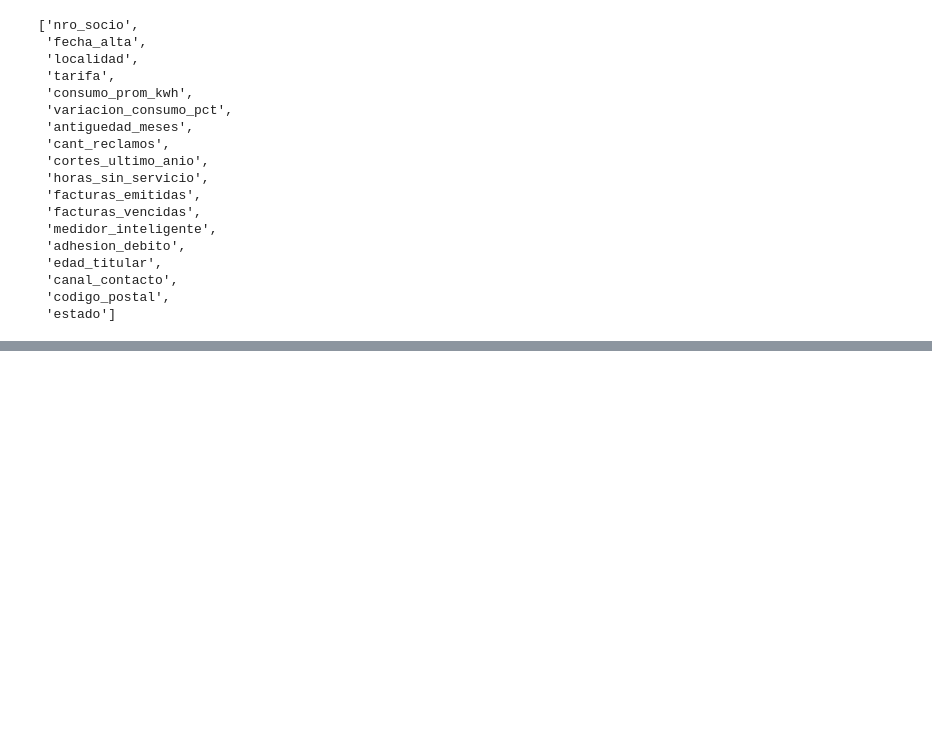
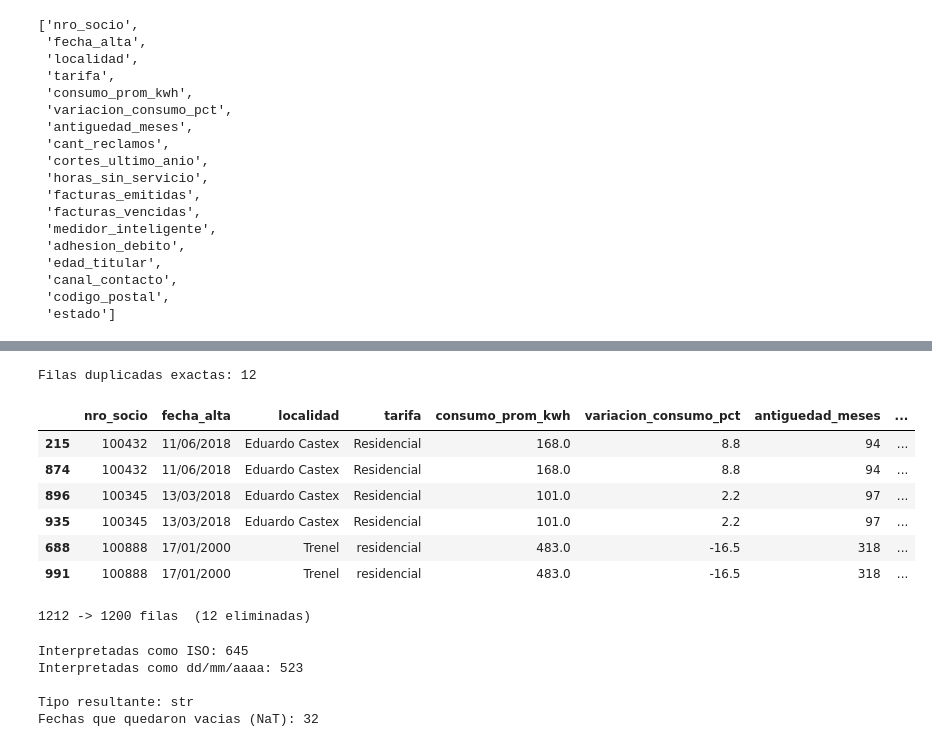
Before and after one commit to HeroedelGin/LabAI, a Jupyter notebook: Proyecto_integrador_G7.ipynb, the cells around one changed output, grey strips where cells are left out. Drawn from its saved outputs; the diff is of its cells as text; code cells hidden in the pictures; blank space fills up the shorter version.

```diff
--- a/Proyecto_integrador_G7.ipynb
+++ b/Proyecto_integrador_G7.ipynb
@@ -72,0 +140,34 @@ faltantes
+# %%
+print("Filas duplicadas exactas:", df.duplicated().sum())
+df[df.duplicated(keep=False)].sort_values('fecha_alta').head(6)
+# %% [output]
+Filas duplicadas exactas: 12
+|  | nro_socio | fecha_alta | localidad | tarifa | consumo_prom_kwh | variacion_consumo_pct | antiguedad_meses | ... |
+| 215 | 100432 | 11/06/2018 | Eduardo Castex | Residencial | 168.0 | 8.8 | 94 | ... |
+| 874 | 100432 | 11/06/2018 | Eduardo Castex | Residencial | 168.0 | 8.8 | 94 | ... |
+| 896 | 100345 | 13/03/2018 | Eduardo Castex | Residencial | 101.0 | 2.2 | 97 | ... |
+| 935 | 100345 | 13/03/2018 | Eduardo Castex | Residencial | 101.0 | 2.2 | 97 | ... |
+| 688 | 100888 | 17/01/2000 | Trenel | residencial | 483.0 | -16.5 | 318 | ... |
+| 991 | 100888 | 17/01/2000 | Trenel | residencial | 483.0 | -16.5 | 318 | ... |
+# %%
+antes = len(df)
+df = df.drop_duplicates().reset_index(drop=True)
+print(f"{antes} -> {len(df)} filas  ({antes - len(df)} eliminadas)")
+# %% [output]
+1212 -> 1200 filas  (12 eliminadas)
+# %%
+f_iso = pd.to_datetime(df['fecha_alta'], format='%Y-%m-%d', errors='coerce')
+f_arg = pd.to_datetime(df['fecha_alta'], format='%d/%m/%Y', errors='coerce')
+
+print("Interpretadas como ISO:", f_iso.notna().sum())
+print("Interpretadas como dd/mm/aaaa:", f_arg.notna().sum())
+
+df['fecha'] = f_iso.fillna(f_arg)
+print("\nTipo resultante:", df['fecha_alta'].dtype)
+print("Fechas que quedaron vacias (NaT):", df['fecha_alta'].isna().sum())
+# %% [output]
+Interpretadas como ISO: 645
+Interpretadas como dd/mm/aaaa: 523
+
+Tipo resultante: str
+Fechas que quedaron vacias (NaT): 32
```
Also changed, not shown: parts of 16 cells of this notebook.
